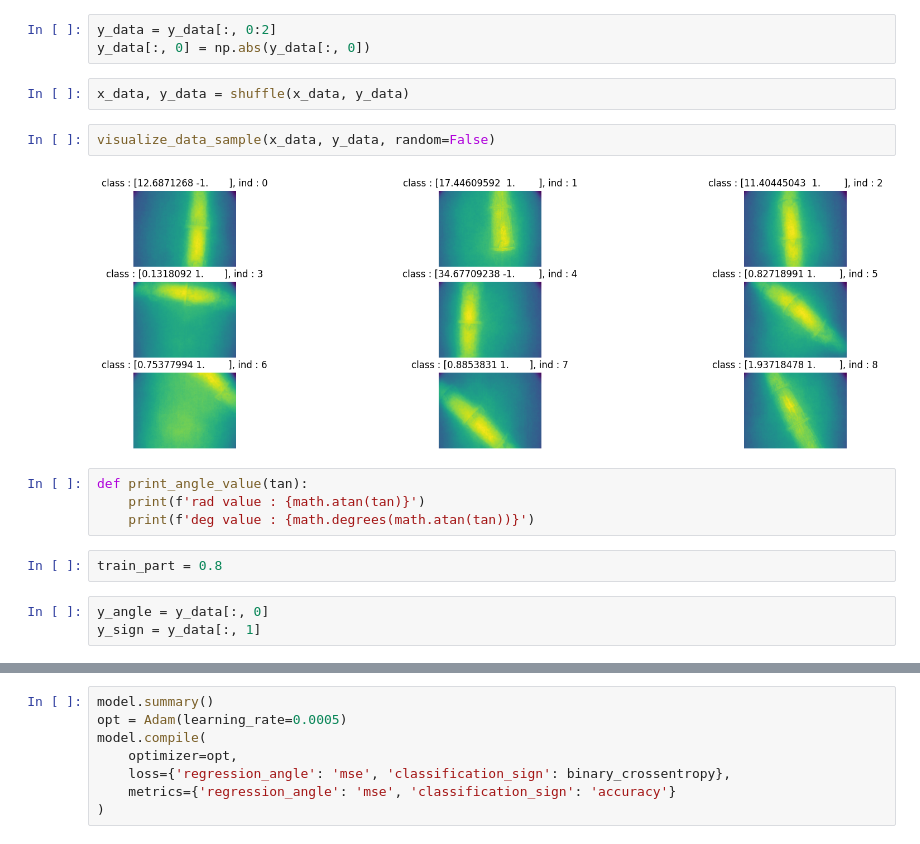
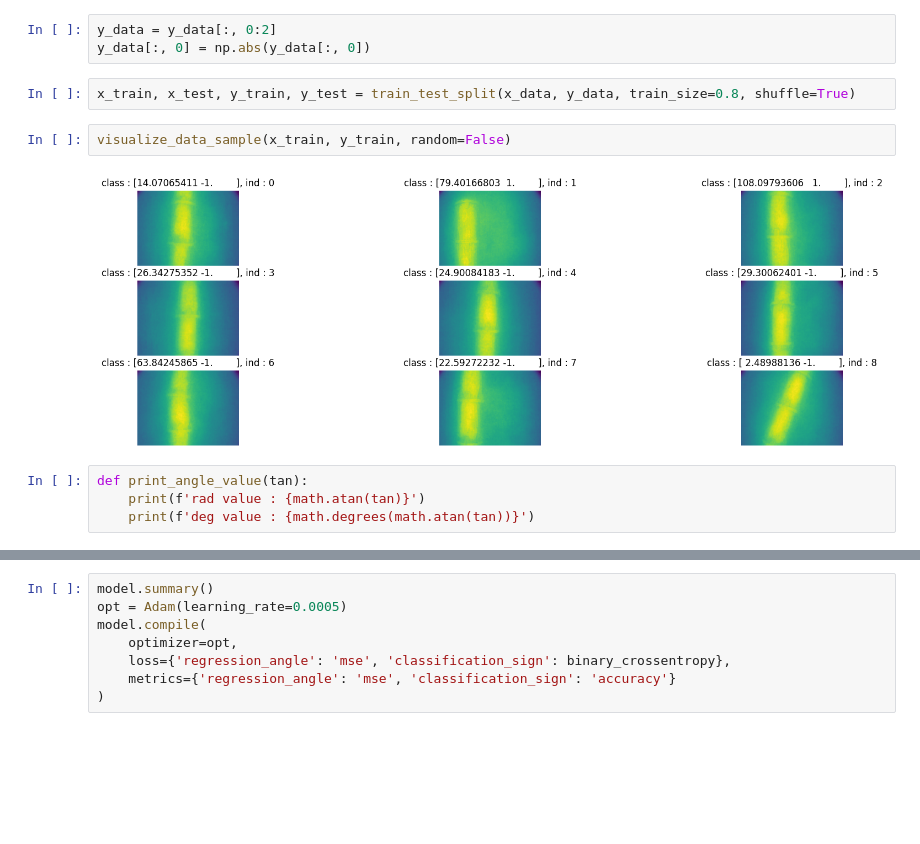
Before and after one commit to JalilBNH/M2TSI, a Jupyter notebook: tp4/dev.ipynb, the cells around one changed output, grey strips where cells are left out. Drawn from its saved outputs; the diff is of its cells as text; blank space fills up the shorter version.

```diff
--- a/tp4/dev.ipynb
+++ b/tp4/dev.ipynb
@@ -37,18 +38,13 @@ visualize_data_sample(x=x_data, y=y_data[:, 0], random=True)
 # %%
 y_data = y_data[:, 0:2]
 y_data[:, 0] = np.abs(y_data[:, 0])
-# %%
-x_data, y_data = shuffle(x_data, y_data)
+# %%
+x_train, x_test, y_train, y_test = train_test_split(x_data, y_data, train_size=0.8, shuffle=True)
 # %%
-visualize_data_sample(x_data, y_data, random=False)
+visualize_data_sample(x_train, y_train, random=False)
 # %% [output]
-[figure, old version]
+[figure, new version]
 # %%
 def print_angle_value(tan):
     print(f'rad value : {math.atan(tan)}')
     print(f'deg value : {math.degrees(math.atan(tan))}')
-# %%
-train_part = 0.8
-# %%
-y_angle = y_data[:, 0]
-y_sign = y_data[:, 1]
```
Also changed, not shown: parts of 6 cells of this notebook.
